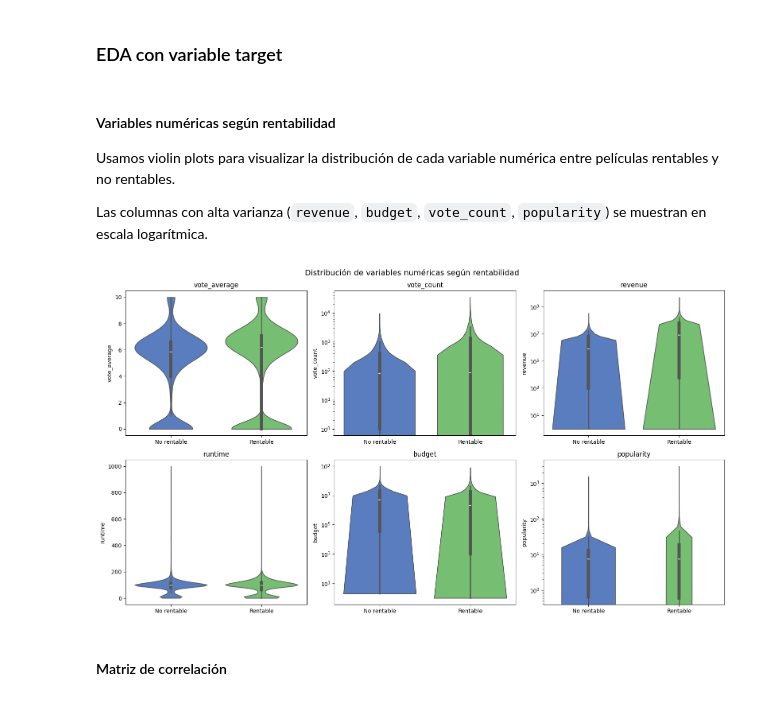
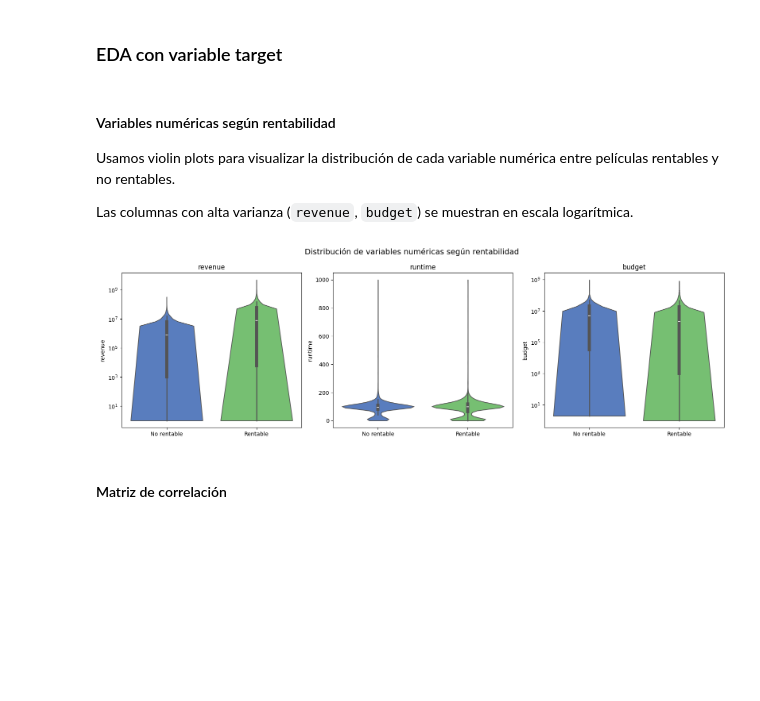
Before and after one commit to natonnelier/prediction_movies_imdb, a Jupyter notebook: prediction_movies_imdb_modificado.ipynb, the cells around one changed output. Saved outputs shown, nothing was run; the diff lists cells and outputs as text; code cells hidden in the pictures; blank space fills up the shorter version.

Commit message:
data-leak columns removed + cleanup

```diff
--- a/prediction_movies_imdb_modificado.ipynb
+++ b/prediction_movies_imdb_modificado.ipynb
@@ -290,3 +292,8 @@ df_model = df[(df['budget'] > 0) & (df['revenue'] > 0)].copy()
+# %%
+# excluimos vote_average, vote_count y popularity
+data_leakage_cols = ['vote_average', 'vote_count', 'popularity']
+numerical_columns = numerical_columns.drop(data_leakage_cols)
+df_model = df_model.drop(columns=data_leakage_cols)
 # %% [markdown]
 ### Creación de la variable target: `profitable`
 
@@ -334,29 +341,29 @@ plt.show()
 
 Usamos violin plots para visualizar la distribución de cada variable numérica entre películas rentables y no rentables.
 
-Las columnas con alta varianza (`revenue`, `budget`, `vote_count`, `popularity`) se muestran en escala logarítmica.
+Las columnas con alta varianza (`revenue`, `budget`) se muestran en escala logarítmica.
 # %%
-fig, axes = plt.subplots(2, 3, figsize=(16, 9))
+fig, axes = plt.subplots(1, 3, figsize=(16, 5))
 axes = axes.flatten()
 
 for i, col in enumerate(numerical_columns):
     sns.violinplot(
         data=df_model, x='profitable', y=col, ax=axes[i],
         hue='profitable', palette=['#4878cf', '#6acc65'],
         inner='box', cut=0, legend=False
     )
     axes[i].set_xticks([0, 1])
     axes[i].set_xticklabels(['No rentable', 'Rentable'])
     axes[i].set_title(col)
     axes[i].set_xlabel('')
     if col in log_scale_cols:
         axes[i].set_yscale('log')
 
 plt.suptitle('Distribución de variables numéricas según rentabilidad', fontsize=14)
 plt.tight_layout()
 plt.show()
 # %% [output]
-[figure, old version]
+[figure, new version]
 # %% [markdown]
 #### Matriz de correlación
 # %%
```
Also changed, not shown: parts of 21 cells of this notebook.
